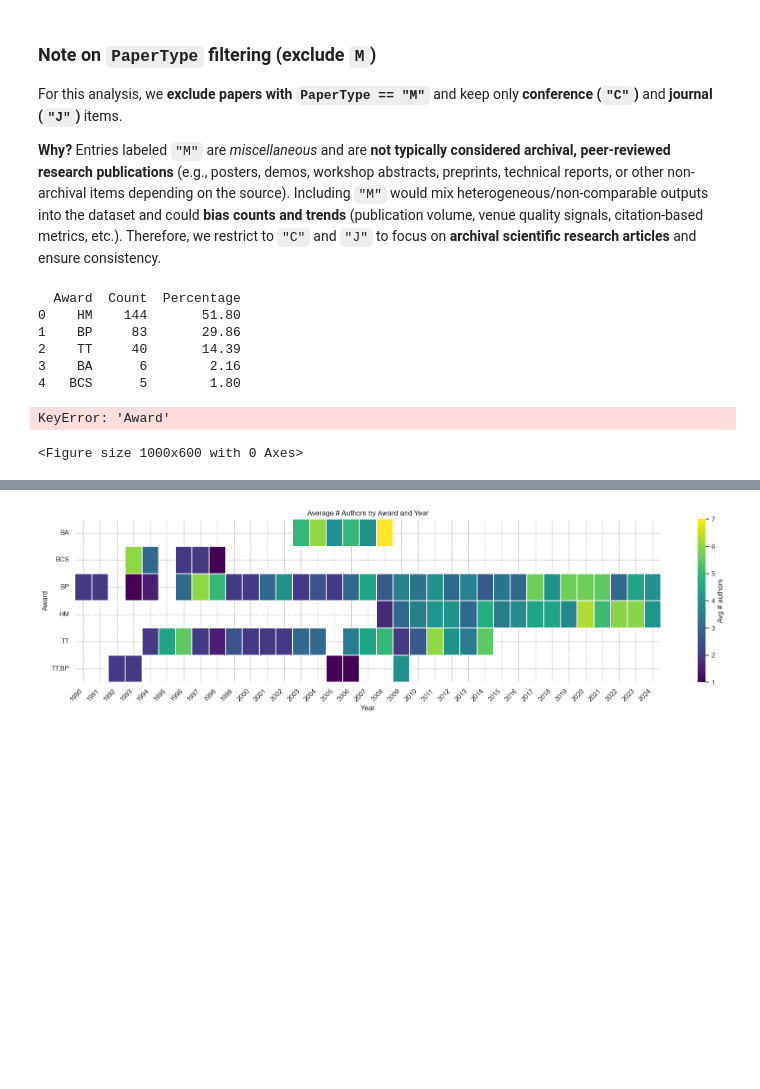
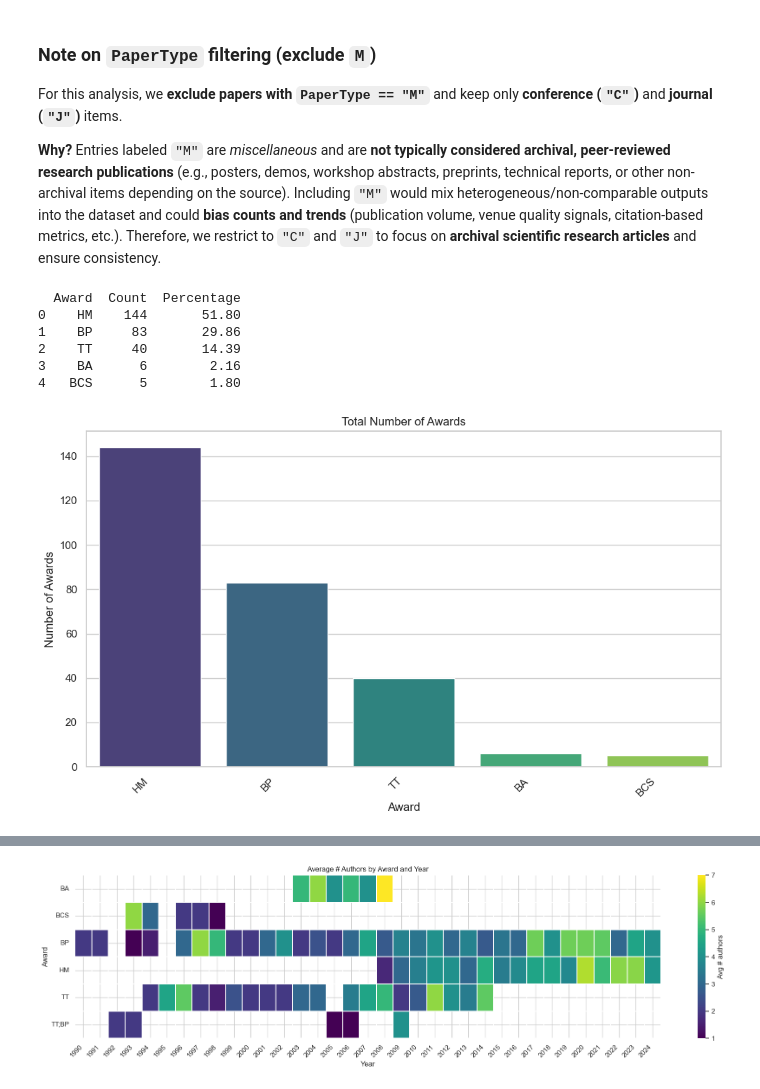
Before and after one commit to inkeaton/DV, a Jupyter notebook: dv_repo/scripts/eda.ipynb, the cells around one changed output, grey strips where cells are left out. Cells and saved outputs as stored; diff of their text form; code cells hidden in the pictures; blank space fills up the shorter version.

```diff
--- a/dv_repo/scripts/eda.ipynb
+++ b/dv_repo/scripts/eda.ipynb
@@ -328,49 +328,63 @@ For this analysis, we **exclude papers with `PaperType == "M"`** and keep only *
 
 **Why?** Entries labeled `"M"` are *miscellaneous* and are **not typically considered archival, peer-reviewed research publications** (e.g., posters, demos, workshop abstracts, preprints, technical reports, or other non-archival items depending on the source). Including `"M"` would mix heterogeneous/non-comparable outputs into the dataset and could **bias counts and trends** (publication volume, venue quality signals, citation-based metrics, etc.). Therefore, we restrict to `"C"` and `"J"` to focus on **archival scientific research articles** and ensure consistency.
 # %%
+df.columns = df.columns.str.strip()
+
+# controllo: la colonna Award esiste?
+if "Award" not in df.columns:
+    raise KeyError(f"Colonna 'Award' non trovata. Colonne disponibili: {list(df.columns)}")
+
 papers_per_award = (
     df["Award"]
-      .str.split(";")          # ["TT","BP"]
-      .explode()               # una riga per tag
-      .str.strip()             # pulizia spazi
+      .fillna("")              # evita errori se NaN
+      .astype(str)
+      .str.split(";")
+      .explode()
+      .str.strip()
+)
+
+# (opzionale) togli vuoti
+papers_per_award = papers_per_award[papers_per_award.ne("")]
+
+papers_per_award = (
+    papers_per_award
       .value_counts()
       .rename_axis("Award")
       .reset_index(name="Count")
 )
 
 papers_per_award["Percentage"] = (
     papers_per_award["Count"] / papers_per_award["Count"].sum() * 100
 ).round(2)
 
 print(papers_per_award)
 
-
-# ---- Plot ---- #
+# ---- Plot ----
+order = papers_per_award.sort_values("Count", ascending=False)["Award"]
 
 plt.figure(figsize=(10, 6))
 sns.barplot(
-    data=papers_per_conf_counts,
+    data=papers_per_award,
     x="Award",
     hue="Award",
     y="Count",
-    palette="viridis",
-    order=papers_per_conf_counts.sort_values("Count", ascending=False)["Award"]
+    order=order,
+    palette="viridis"
 )
-
-plt.title("Total Number of Award")
+plt.title("Total Number of Awards")
 plt.ylabel("Number of Awards")
 plt.xlabel("Award")
+plt.xticks(rotation=45, ha="right")
 plt.tight_layout()
 plt.show()
 # %% [output]
   Award  Count  Percentage
 0    HM    144       51.80
 1    BP     83       29.86
 2    TT     40       14.39
 3    BA      6        2.16
 4   BCS      5        1.80
-KeyError: 'Award'
-<Figure size 1000x600 with 0 Axes>
+[figure, added]
 # %%
 author_col = "Authors" if "Authors" in df.columns else "AuthorNames-Deduped"
 
```
Also changed, not shown: parts of 4 cells of this notebook, 32 other files.
